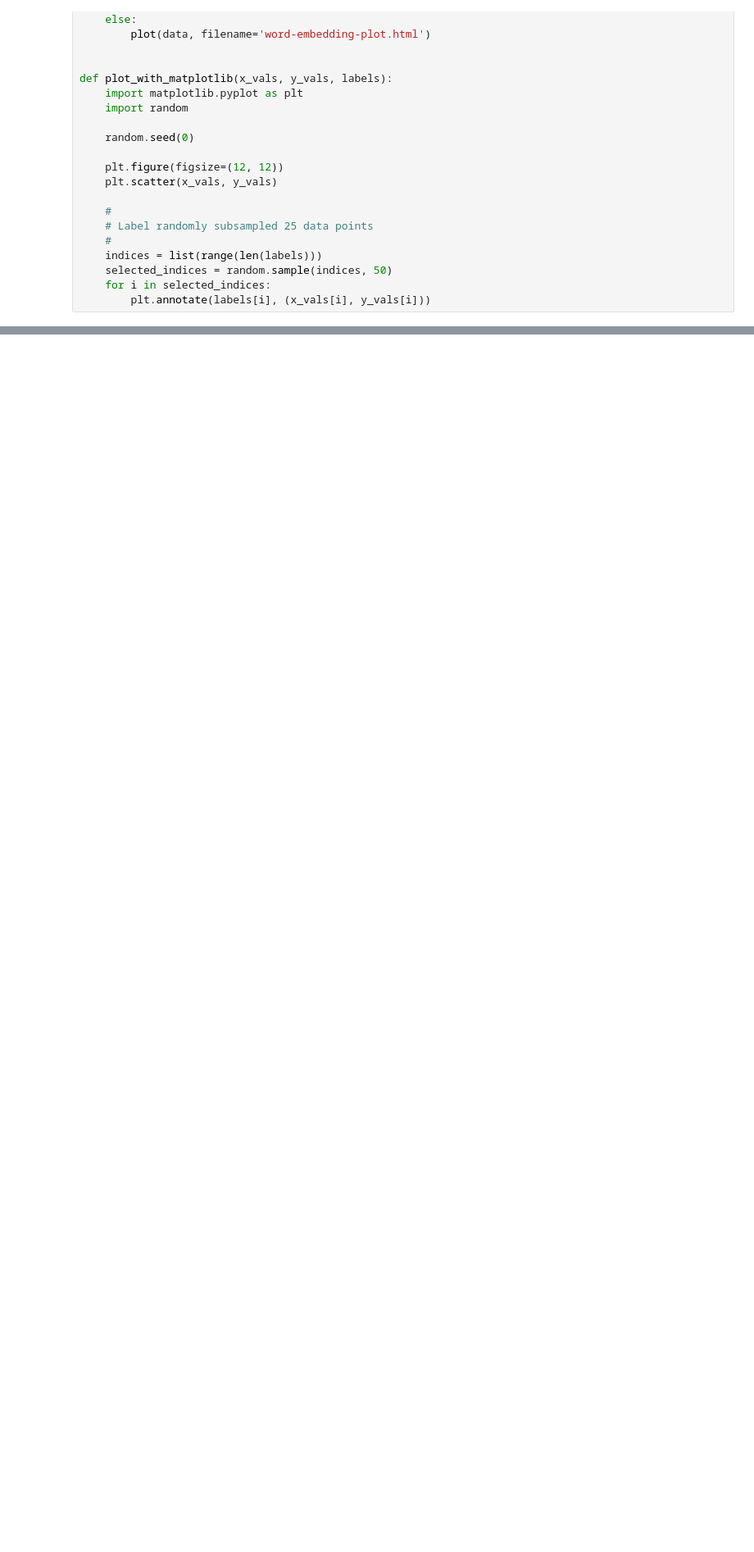
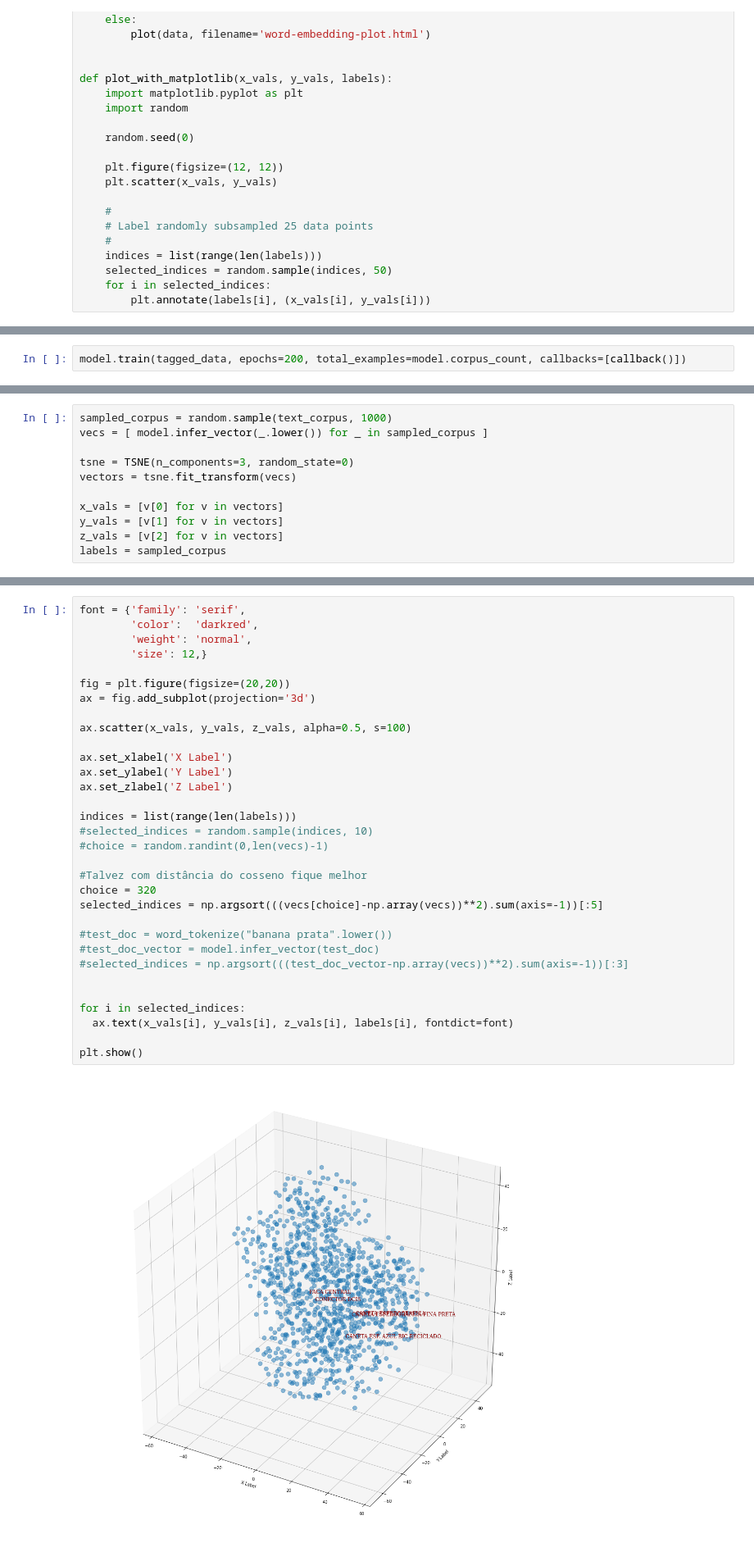
Before and after one commit to mfilipak/AFRAC_IA, a Jupyter notebook: 002_Embeddings1_Portal_da_Transparência.ipynb, the cells around one changed output, grey strips where cells are left out. Shown: that part at 82% size. Saved outputs shown, nothing was run; the diff lists cells and outputs as text; blank space fills up the shorter version.

```diff
--- a/002_Embeddings1_Portal_da_Transparência.ipynb
+++ b/002_Embeddings1_Portal_da_Transparência.ipynb
@@ -619,0 +594,2 @@ sampled_corpus
+# %%
+model.train(tagged_data, epochs=200, total_examples=model.corpus_count, callbacks=[callback()])
@@ -619,0 +614,11 @@ sampled_corpus
+# %%
+sampled_corpus = random.sample(text_corpus, 1000)
+vecs = [ model.infer_vector(_.lower()) for _ in sampled_corpus ]
+
+tsne = TSNE(n_components=3, random_state=0)
+vectors = tsne.fit_transform(vecs)
+
+x_vals = [v[0] for v in vectors]
+y_vals = [v[1] for v in vectors]
+z_vals = [v[2] for v in vectors]
+labels = sampled_corpus
@@ -619,0 +630,34 @@ sampled_corpus
+# %%
+font = {'family': 'serif',
+        'color':  'darkred',
+        'weight': 'normal',
+        'size': 12,}
+
+fig = plt.figure(figsize=(20,20))
+ax = fig.add_subplot(projection='3d')
+
+ax.scatter(x_vals, y_vals, z_vals, alpha=0.5, s=100)
+
+ax.set_xlabel('X Label')
+ax.set_ylabel('Y Label')
+ax.set_zlabel('Z Label')
+
+indices = list(range(len(labels)))
+#selected_indices = random.sample(indices, 10)
+#choice = random.randint(0,len(vecs)-1)
+
+#Talvez com distância do cosseno fique melhor
+choice = 320
+selected_indices = np.argsort(((vecs[choice]-np.array(vecs))**2).sum(axis=-1))[:5]
+
+#test_doc = word_tokenize("banana prata".lower())
+#test_doc_vector = model.infer_vector(test_doc)
+#selected_indices = np.argsort(((test_doc_vector-np.array(vecs))**2).sum(axis=-1))[:3]
+
+
+for i in selected_indices:
+  ax.text(x_vals[i], y_vals[i], z_vals[i], labels[i], fontdict=font)
+
+plt.show()
+# %% [output]
+[figure, added]
```
Also changed, not shown: parts of 19 cells of this notebook.
